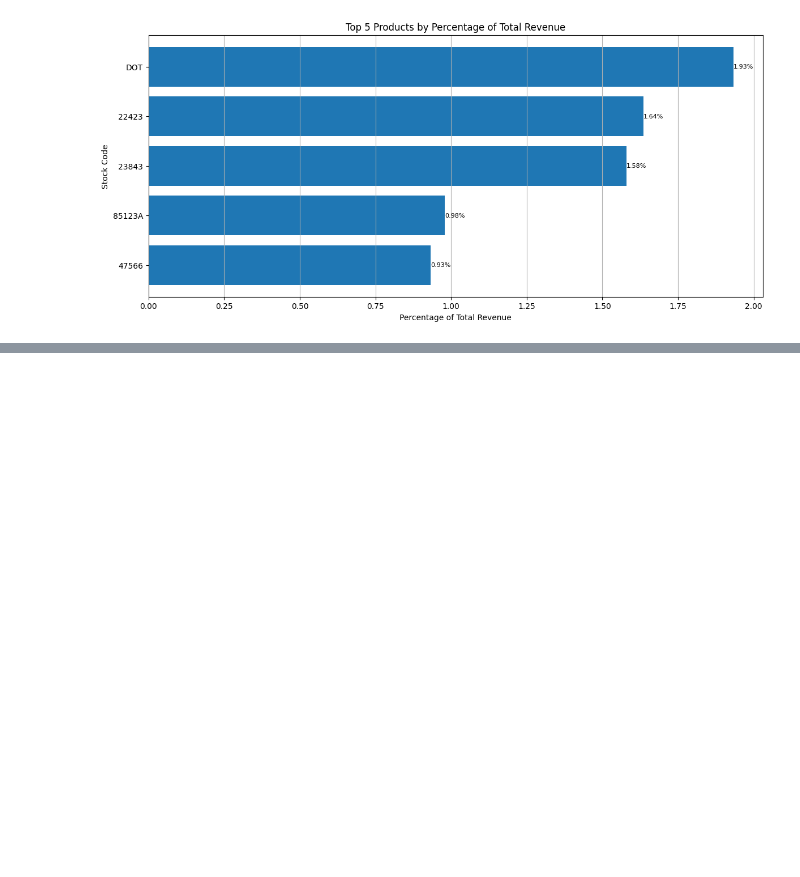
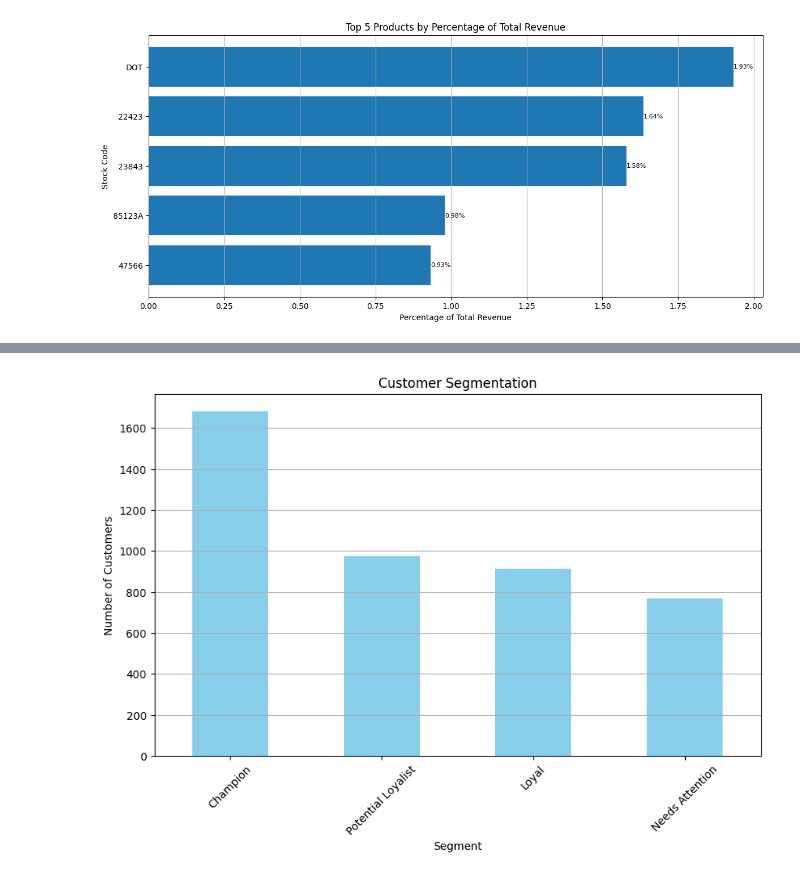
Before and after one commit to rkpm22/retail-sales-data-analysis, a Jupyter notebook: notebooks/RetailSalesAnalysis.ipynb, the cells around one changed output, grey strips where cells are left out. Saved outputs shown, nothing was run; the diff lists cells and outputs as text; code cells hidden in the pictures; blank space fills up the shorter version.

```diff
--- a/notebooks/RetailSalesAnalysis.ipynb
+++ b/notebooks/RetailSalesAnalysis.ipynb
@@ -439,0 +650,19 @@ plt.show()
+# %%
+# Function to assign customer segments based on RFM Score
+def segment_customer(rfm):
+    if rfm['RFM_Score'] >= 9:
+        return 'Champion'
+    elif rfm['RFM_Score'] >= 7:
+        return 'Loyal'
+    elif rfm['RFM_Score'] >= 5:
+        return 'Potential Loyalist'
+    elif rfm['RFM_Score'] >= 3:
+        return 'Needs Attention'
+    else:
+        return 'At Risk'
+
+# Apply segmentation function
+rfm['Segment'] = rfm.apply(segment_customer, axis=1)
+
+# Preview segmented RFM data
+rfm.head()
@@ -439,0 +676,11 @@ plt.show()
+# %%
+plt.figure(figsize=(10, 6))
+rfm['Segment'].value_counts().plot(kind='bar', color='skyblue')
+plt.title('Customer Segmentation')
+plt.xlabel('Segment')
+plt.ylabel('Number of Customers')
+plt.xticks(rotation=45)
+plt.grid(axis='y')
+plt.show()
+# %% [output]
+[figure, added]
```
Also changed, not shown: parts of 74 cells of this notebook, 1 other file.
